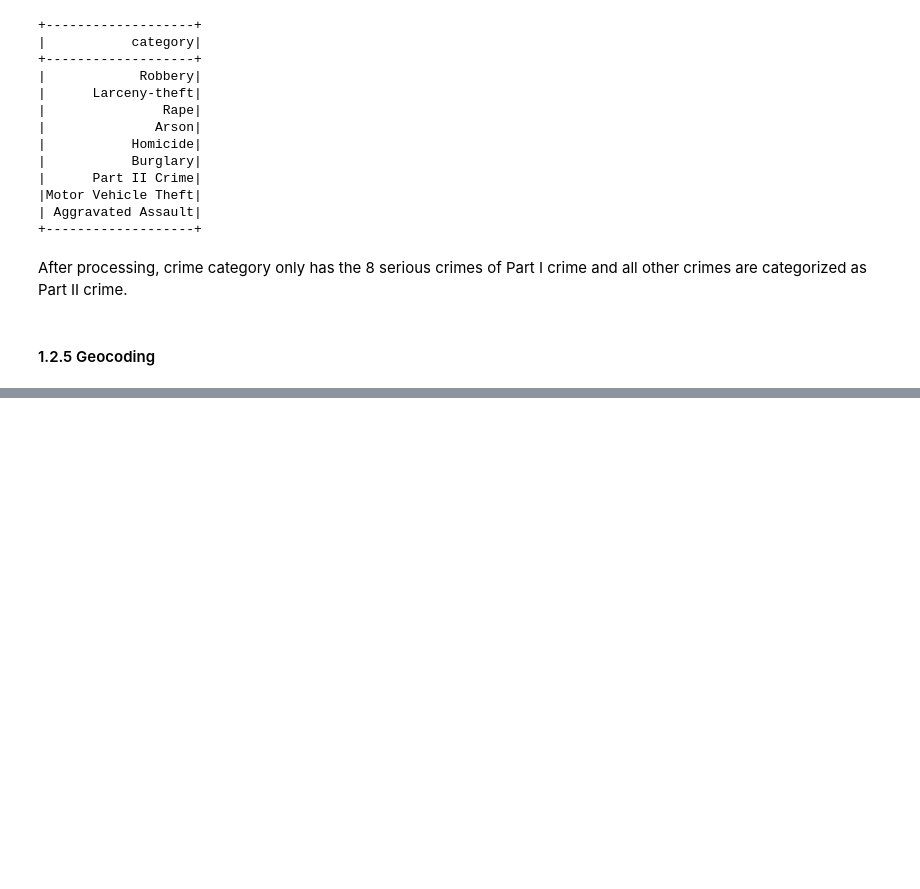
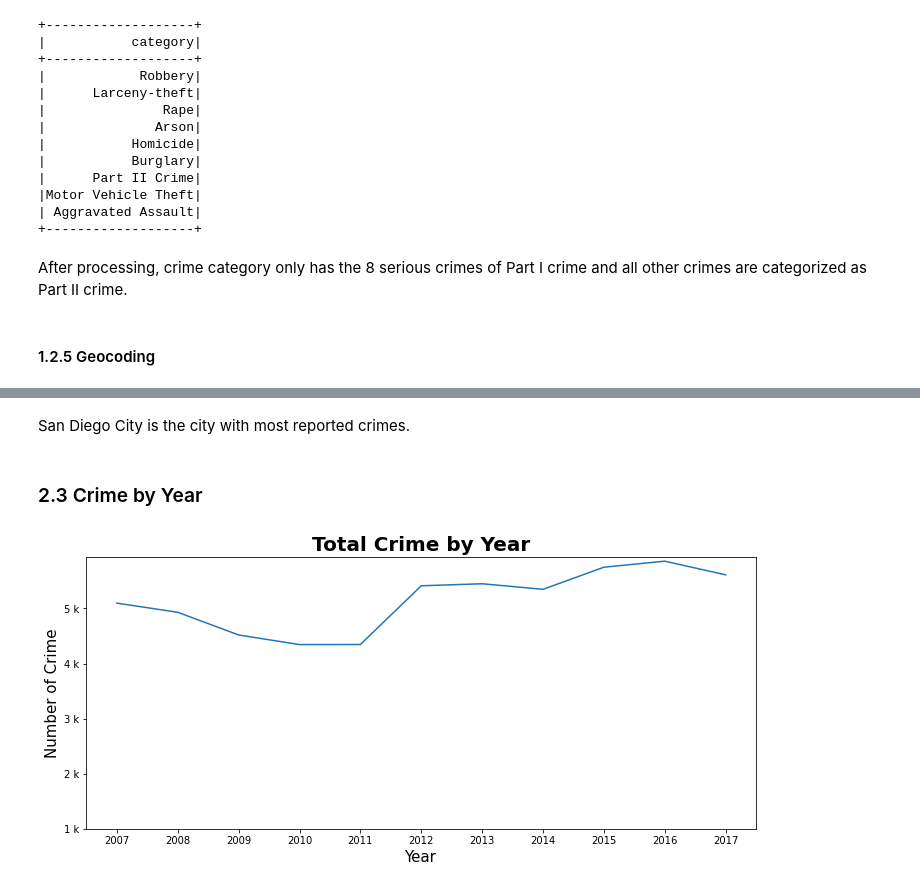
Before and after one commit to tingyiwu714/san-diego-crime-analysis, a Jupyter notebook: Spark_SD_Crime.ipynb, the cells around one changed output, grey strips where cells are left out. Cells and saved outputs as stored; diff of their text form; code cells hidden in the pictures; blank space fills up the shorter version.

```diff
--- a/Spark_SD_Crime.ipynb
+++ b/Spark_SD_Crime.ipynb
@@ -252,8 +258,8 @@ df = df.withColumn('date', regexp_replace('date', '  ', ' '))
 # %%
 # Convert "date" column to datetime
 from pyspark.sql.functions import coalesce, col, to_date, to_timestamp
-def my_to_date(col, frmts=("MMM d, y H:m:s a", "M/d/y H:m", "MMM d y H:ma")):
-  return coalesce(*[to_timestamp(col, i) for i in frmts])
+def my_to_date(col, frmts=("MMM d, y h:m:s a", "M/d/y H:m", "MMM d y h:ma")):
+  return coalesce(*[to_timestamp(unix_timestamp(col, i)) for i in frmts])
 
 df = df.withColumn("date", my_to_date(df.date))
 # %%
@@ -422,0 +496,21 @@ m
+# %% [markdown]
+San Diego City is the city with most reported crimes.
+# %% [markdown]
+### 2.3 Crime by Year
+# %%
+df_year = df.groupBy('year').count().orderBy('year', ascending=True)
+
+crime_pd_df = df_year.toPandas()
+
+fig, ax = plt.subplots(figsize=(12, 5))
+ax = sns.lineplot(x="year", y="count", data=crime_pd_df)
+ax.xaxis.set_major_locator(MultipleLocator(1))
+ax.set_ylim(1000,)
+ax.set_xlabel('Year', fontsize=15)
+ax.set_ylabel('Number of Crime', fontsize=15)
+ax.set_title('Total Crime by Year', fontsize=20, fontweight='bold')
+ax.yaxis.set_major_formatter(EngFormatter())
+
+plt.show()
+# %% [output]
+[figure, added]
```
Also changed, not shown: parts of 61 cells of this notebook.
